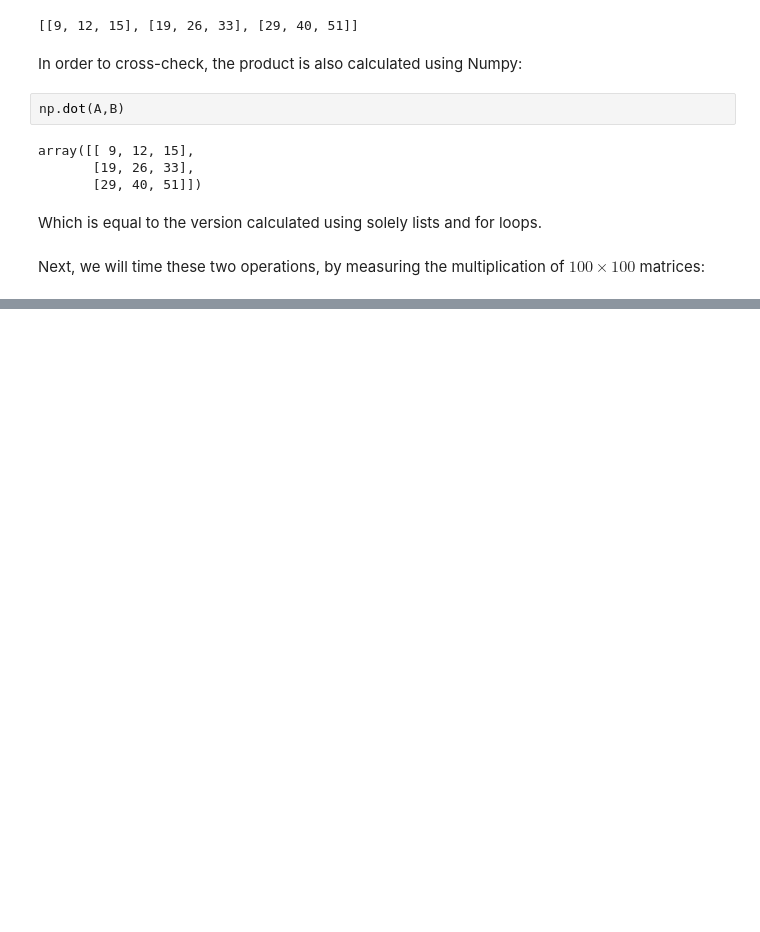
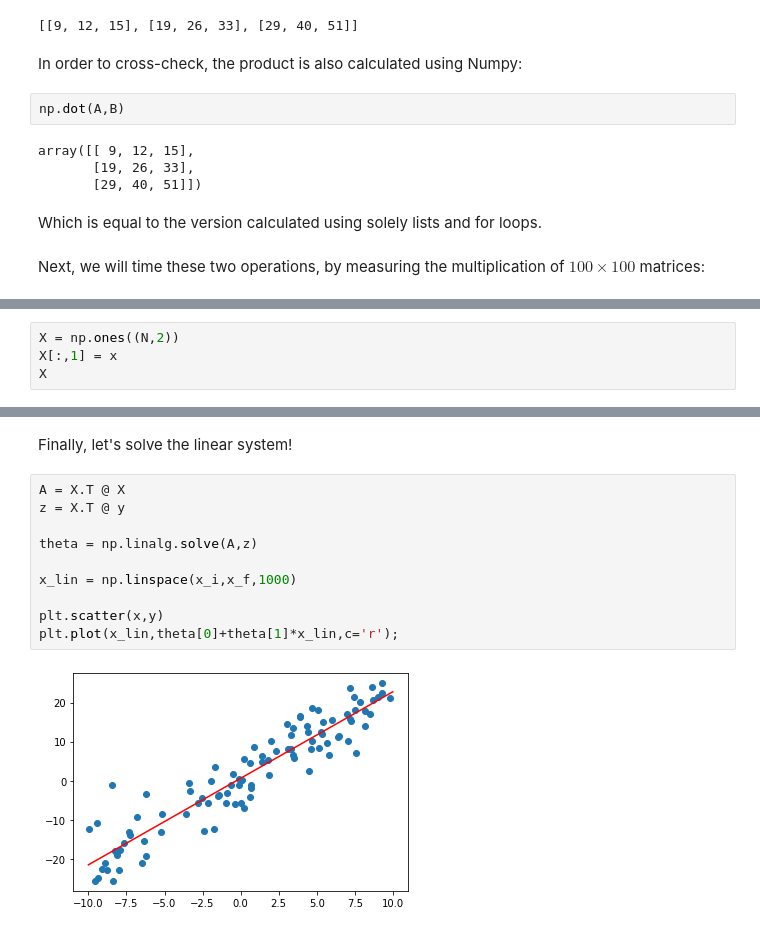
Before and after one commit to osuranyi/UdemyCourses, a Jupyter notebook: NumpyStack/Section2_Numpy.ipynb, the cells around one changed output, grey strips where cells are left out. Cells and saved outputs as stored; diff of their text form; blank space fills up the shorter version.

```diff
--- a/NumpyStack/Section2_Numpy.ipynb
+++ b/NumpyStack/Section2_Numpy.ipynb
@@ -667,0 +774,4 @@ We found that numpy is much more faster, around a factor of 1000!
+# %%
+X = np.ones((N,2))
+X[:,1] = x
+X
@@ -667,0 +796,14 @@ We found that numpy is much more faster, around a factor of 1000!
+# %% [markdown]
+Finally, let's solve the linear system!
+# %%
+A = X.T @ X
+z = X.T @ y
+
+theta = np.linalg.solve(A,z)
+
+x_lin = np.linspace(x_i,x_f,1000)
+
+plt.scatter(x,y)
+plt.plot(x_lin,theta[0]+theta[1]*x_lin,c='r');
+# %% [output]
+[figure, added]
```
Also changed, not shown: parts of 29 cells of this notebook.
